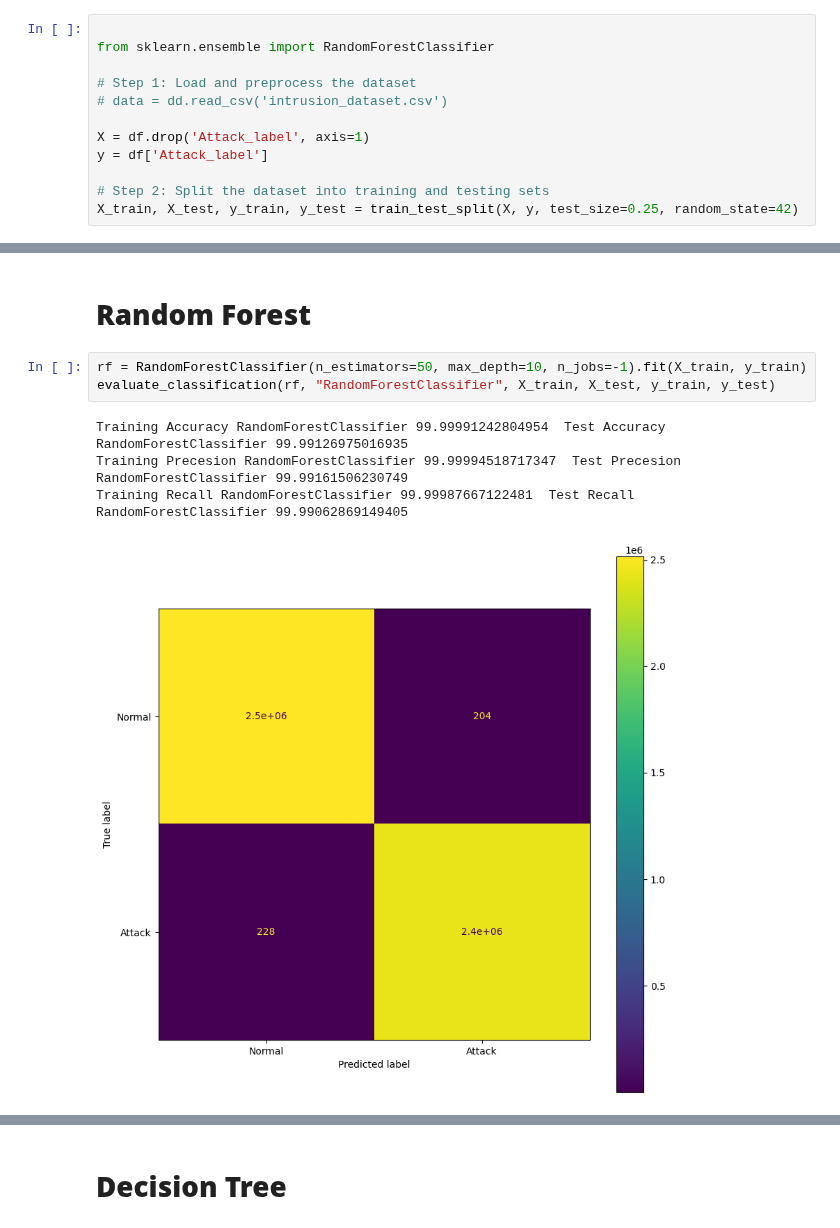
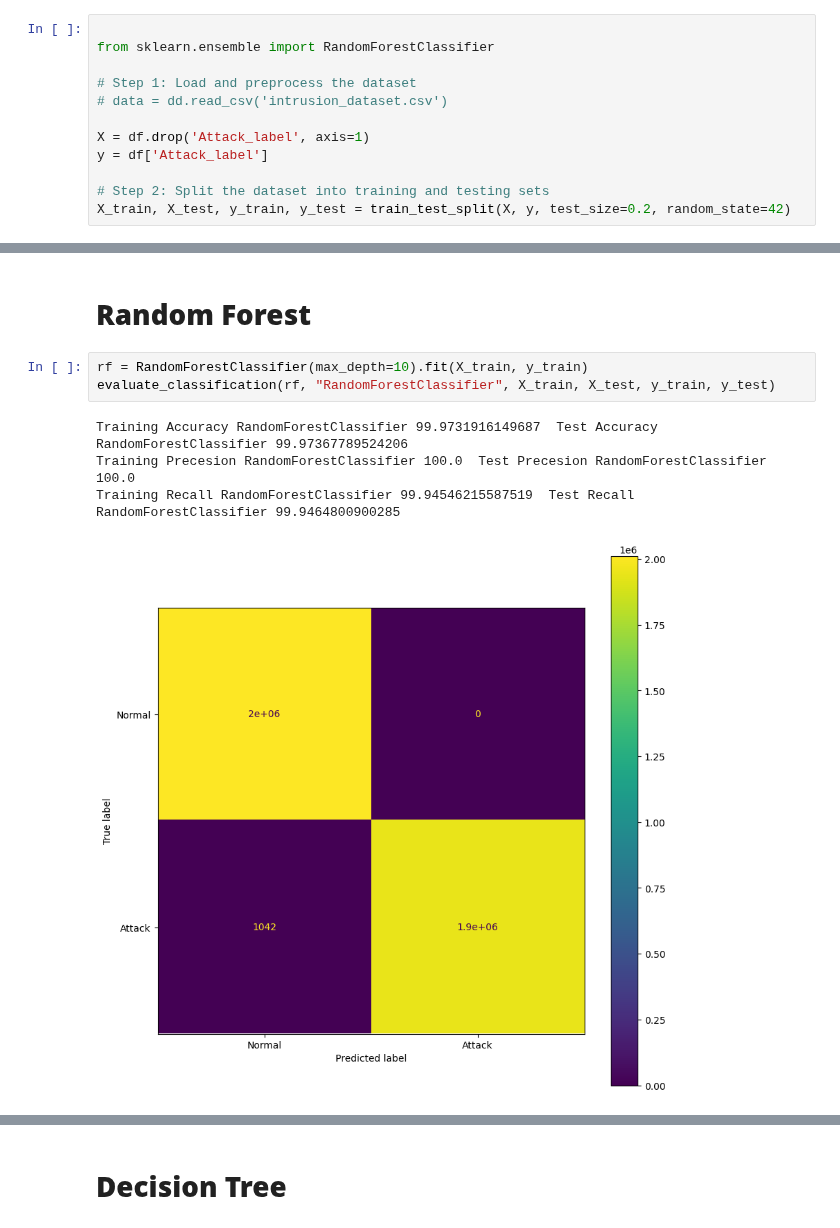
Before and after one commit to douniagh/MyApplication-, a Jupyter notebook: Training5.ipynb, the cells around one changed output, grey strips where cells are left out. Cells and saved outputs as stored; diff of their text form.

```diff
--- a/Training5.ipynb
+++ b/Training5.ipynb
@@ -86,4 +86,4 @@ X = df.drop('Attack_label', axis=1)
 y = df['Attack_label']
 
 # Step 2: Split the dataset into training and testing sets
-X_train, X_test, y_train, y_test = train_test_split(X, y, test_size=0.25, random_state=42)
+X_train, X_test, y_train, y_test = train_test_split(X, y, test_size=0.2, random_state=42)
@@ -90,10 +106,10 @@ X_train, X_test, y_train, y_test = train_test_split(X, y, test_size=0.25, random
 # %% [markdown]
 # **Random Forest**
 # %%
-rf = RandomForestClassifier(n_estimators=50, max_depth=10, n_jobs=-1).fit(X_train, y_train)
+rf = RandomForestClassifier(max_depth=10).fit(X_train, y_train)
 evaluate_classification(rf, "RandomForestClassifier", X_train, X_test, y_train, y_test)
 # %% [output]
-Training Accuracy RandomForestClassifier 99.99991242804954  Test Accuracy RandomForestClassifier 99.99126975016935
-Training Precesion RandomForestClassifier 99.99994518717347  Test Precesion RandomForestClassifier 99.99161506230749
-Training Recall RandomForestClassifier 99.99987667122481  Test Recall RandomForestClassifier 99.99062869149405
+Training Accuracy RandomForestClassifier 99.9731916149687  Test Accuracy RandomForestClassifier 99.97367789524206
+Training Precesion RandomForestClassifier 100.0  Test Precesion RandomForestClassifier 100.0
+Training Recall RandomForestClassifier 99.94546215587519  Test Recall RandomForestClassifier 99.9464800900285
-[figure, old version]
+[figure, new version]
```
Also changed, not shown: parts of 2 cells of this notebook.
